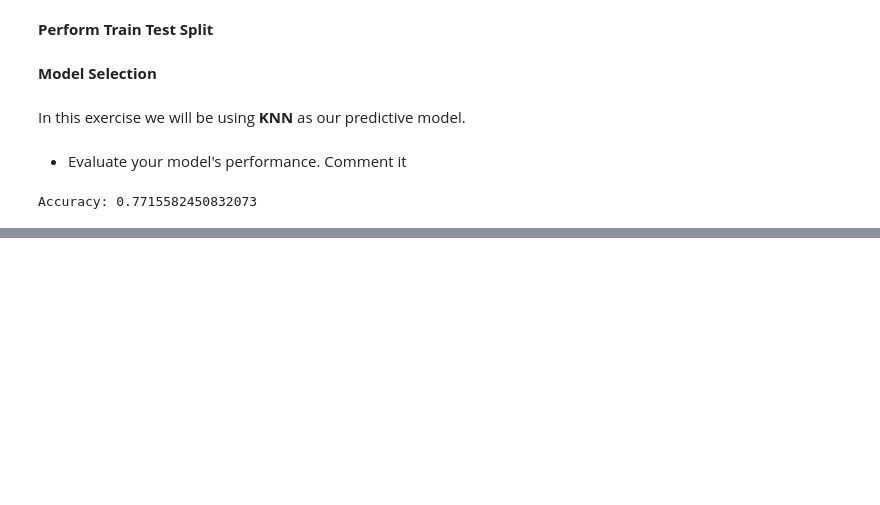
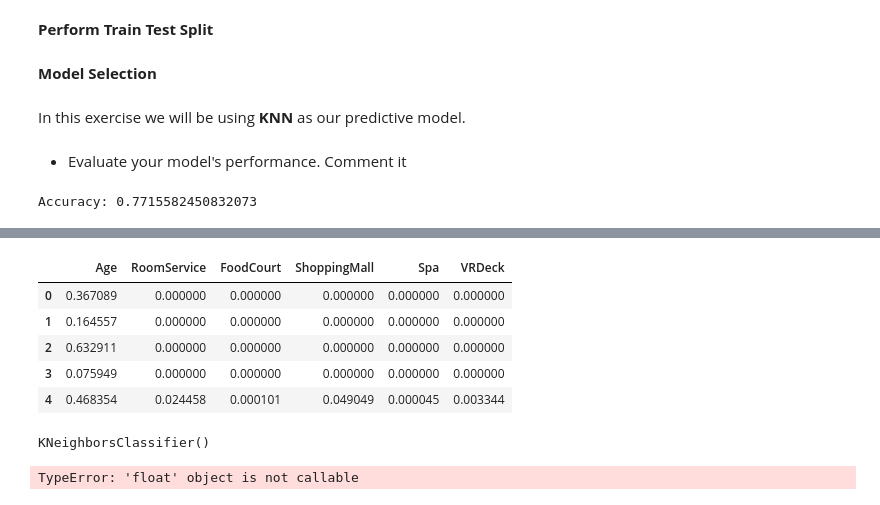
Before and after one commit to jesuserro/lab-feature-engineering, a Jupyter notebook: lab-feature_eng.ipynb, the cells around one changed output, grey strips where cells are left out. Cells and saved outputs as stored; diff of their text form; code cells hidden in the pictures; blank space fills up the shorter version.

```diff
--- a/lab-feature_eng.ipynb
+++ b/lab-feature_eng.ipynb
@@ -267,0 +290,24 @@ Accuracy: 0.7715582450832073
+# %%
+X_test_norm = pd.DataFrame(X_test_norm, columns = X_test.columns)
+X_test_norm.head()
+# %% [output]
+|  | Age | RoomService | FoodCourt | ShoppingMall | Spa | VRDeck |
+| 0 | 0.367089 | 0.000000 | 0.000000 | 0.000000 | 0.000000 | 0.000000 |
+| 1 | 0.164557 | 0.000000 | 0.000000 | 0.000000 | 0.000000 | 0.000000 |
+| 2 | 0.632911 | 0.000000 | 0.000000 | 0.000000 | 0.000000 | 0.000000 |
+| 3 | 0.075949 | 0.000000 | 0.000000 | 0.000000 | 0.000000 | 0.000000 |
+| 4 | 0.468354 | 0.024458 | 0.000101 | 0.049049 | 0.000045 | 0.003344 |
+# %%
+# Fit the model on the training data
+knn.fit(X_train_norm, y_train)
+# %% [output]
+KNeighborsClassifier()
+# %%
+# Predict the test data
+y_pred = knn.predict(X_test_norm)
+
+# Evaluate the model
+accuracy_score = accuracy_score(y_test, y_pred)
+print(f'Accuracy: {accuracy_score}')
+# %% [output]
+TypeError: 'float' object is not callable
```
Also changed, not shown: parts of 4 cells of this notebook.
